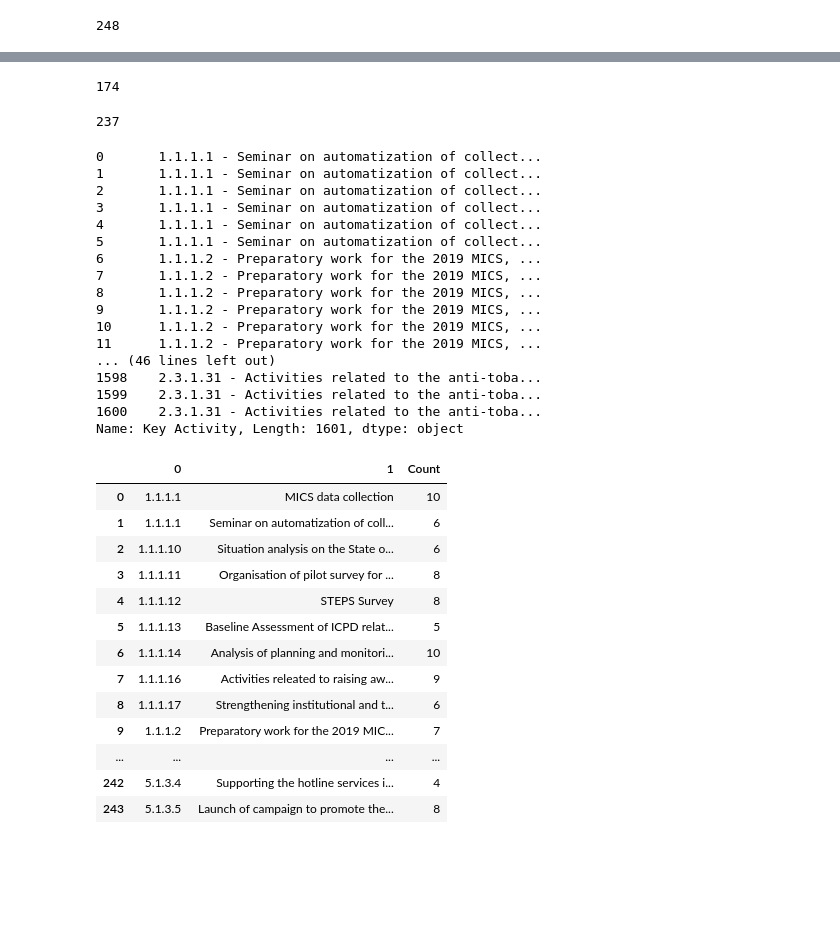
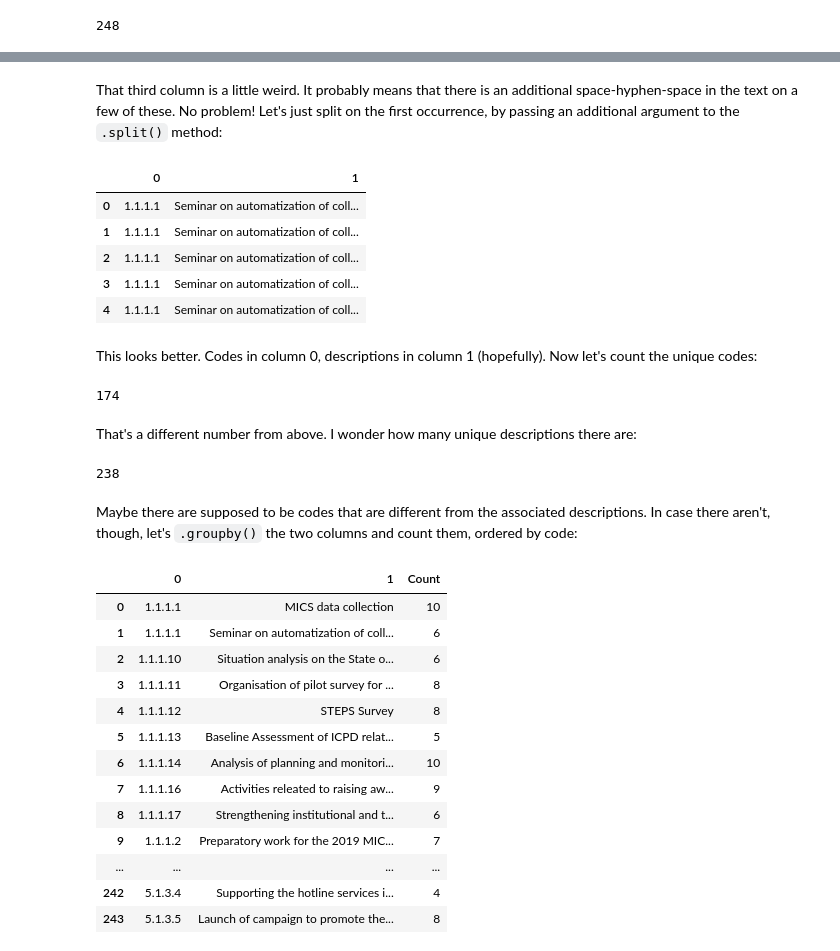
Before and after one commit to brownworth/DM19MD, a Jupyter notebook: Python/MD-9-ExcelData.ipynb, the cells around one changed output, grey strips where cells are left out. Cells and saved outputs as stored; diff of their text form; code cells hidden in the pictures; blank space fills up the shorter version.

```diff
--- a/Python/MD-9-ExcelData.ipynb
+++ b/Python/MD-9-ExcelData.ipynb
@@ -41 +106,14 @@ np.count_nonzero(tkm_data.get('KA-Tags')['Key Activity'].unique())
+# %% [markdown]
+That third column is a little weird. It probably means that there is an additional space-hyphen-space in the text on a few of these. No problem! Let's just split on the first occurrence, by passing an additional argument to the `.split()` method:
+# %%
+ka_tags['Key Activity'].str.split(' - ',1).apply(pd.Series).head()
+# %% [output]
+|  | 0 | 1 |
+| 0 | 1.1.1.1 | Seminar on automatization of coll... |
+| 1 | 1.1.1.1 | Seminar on automatization of coll... |
+| 2 | 1.1.1.1 | Seminar on automatization of coll... |
+| 3 | 1.1.1.1 | Seminar on automatization of coll... |
+| 4 | 1.1.1.1 | Seminar on automatization of coll... |
+# %% [markdown]
+This looks better. Codes in column 0, descriptions in column 1 (hopefully). Now let's count the unique codes:
 # %%
@@ -43,27 +121,11 @@ np.count_nonzero(tkm_data.get('KA-Tags')['Key Activity'].str.split(' - ').apply(
 # %% [output]
 174
+# %% [markdown]
+That's a different number from above. I wonder how many unique descriptions there are:
 # %%
-np.count_nonzero(tkm_data.get('KA-Tags')['Key Activity'].str.split(' - ').apply(pd.Series)[1].unique())
+ka_tags['Key Activity'].str.split(' - ',1).apply(pd.Series)[1].unique().size
 # %% [output]
-237
+238
-# %%
-tkm_data.get('KA-Tags')['Key Activity']
-# %% [output]
-0       1.1.1.1 - Seminar on automatization of collect...
-1       1.1.1.1 - Seminar on automatization of collect...
-2       1.1.1.1 - Seminar on automatization of collect...
-3       1.1.1.1 - Seminar on automatization of collect...
-4       1.1.1.1 - Seminar on automatization of collect...
-5       1.1.1.1 - Seminar on automatization of collect...
-6       1.1.1.2 - Preparatory work for the 2019 MICS, ...
-7       1.1.1.2 - Preparatory work for the 2019 MICS, ...
-8       1.1.1.2 - Preparatory work for the 2019 MICS, ...
-9       1.1.1.2 - Preparatory work for the 2019 MICS, ...
-10      1.1.1.2 - Preparatory work for the 2019 MICS, ...
-11      1.1.1.2 - Preparatory work for the 2019 MICS, ...
-... (46 lines left out)
-1598    2.3.1.31 - Activities related to the anti-toba...
-1599    2.3.1.31 - Activities related to the anti-toba...
-1600    2.3.1.31 - Activities related to the anti-toba...
-Name: Key Activity, Length: 1601, dtype: object
+# %% [markdown]
+Maybe there are supposed to be codes that are different from the associated descriptions. In case there aren't, though, let's `.groupby()` the two columns and count them, ordered by code:
 # %%
```
Also changed, not shown: parts of 26 cells of this notebook, 1 other file.
